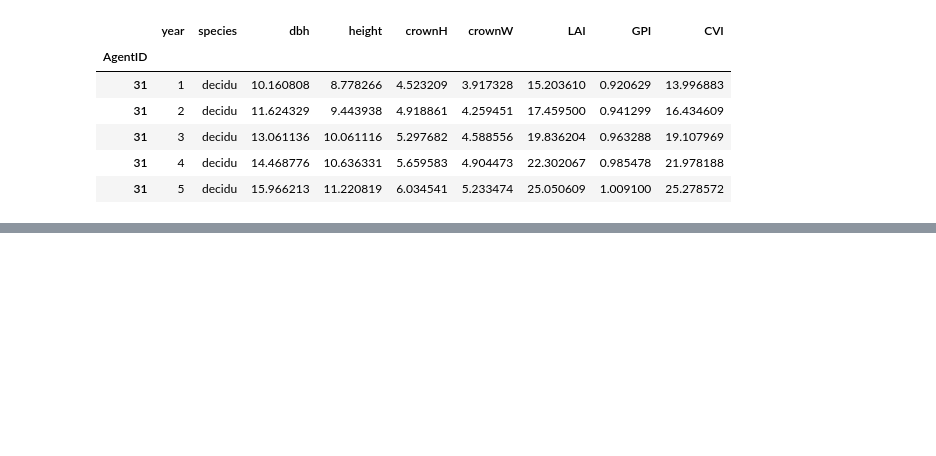
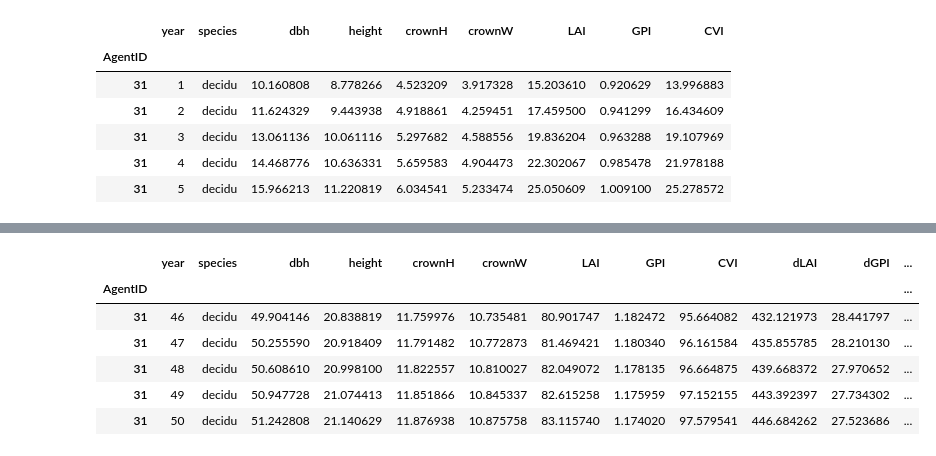
Before and after one commit to lucidmindsai/gus, a Jupyter notebook: notebooks/Cooling.ipynb, the cells around one changed output, grey strips where cells are left out. Saved outputs shown, nothing was run; the diff lists cells and outputs as text; code cells hidden in the pictures; blank space fills up the shorter version.

```diff
--- a/notebooks/Cooling.ipynb
+++ b/notebooks/Cooling.ipynb
@@ -218,0 +249,31 @@ t_31.head()
+# %%
+dT_max = 0.67
+m1 = 0.1
+m2 = 0.75
+m4 = 0.75
+m5 = 0.2
+T0 = 10
+T1 = 18
+T2 = 26
+T3 = 35
+T4 = 45
+T5 = 50
+avg_conifer_cooling_factor = 0.66
+
+def cooling_multiplier(T):
+    if T < T0: return 0
+    if T < T1: return m1 * dT_max
+    if T < T2: return m2 * dT_max
+    if T < T3: return dT_max
+    if T < T4: return m4 * dT_max
+    if T < T5: return m5 * dT_max
+    return 0
+
+def compute_cooling(canopy_change_cvi, T = 30, species = None):
+        if species == 'conifer':
+                species_factor = 0.6
+        elif  species == 'decidu':
+                species_factor = 0.9
+        else:
+                species_factor = 1
+        return species_factor * np.sqrt(canopy_change_cvi/10) * cooling_multiplier(T)
@@ -218,0 +284,12 @@ t_31.head()
+# %%
+grid_temperature = 10
+t_31['dT'] = t_31.apply(lambda row: compute_cooling(row['dCVI'],T=grid_temperature, species=row['species']), axis=1)
+t_31.tail()
+# %% [output]
+|  | year | species | dbh | height | crownH | crownW | LAI | GPI | CVI | dLAI | dGPI | ... |
+| AgentID |  |  |  |  |  |  |  |  |  |  |  | ... |
+| 31 | 46 | decidu | 49.904146 | 20.838819 | 11.759976 | 10.735481 | 80.901747 | 1.182472 | 95.664082 | 432.121973 | 28.441797 | ... |
+| 31 | 47 | decidu | 50.255590 | 20.918409 | 11.791482 | 10.772873 | 81.469421 | 1.180340 | 96.161584 | 435.855785 | 28.210130 | ... |
+| 31 | 48 | decidu | 50.608610 | 20.998100 | 11.822557 | 10.810027 | 82.049072 | 1.178135 | 96.664875 | 439.668372 | 27.970652 | ... |
+| 31 | 49 | decidu | 50.947728 | 21.074413 | 11.851866 | 10.845337 | 82.615258 | 1.175959 | 97.152155 | 443.392397 | 27.734302 | ... |
+| 31 | 50 | decidu | 51.242808 | 21.140629 | 11.876938 | 10.875758 | 83.115740 | 1.174020 | 97.579541 | 446.684262 | 27.523686 | ... |
```
Also changed, not shown: parts of 9 cells of this notebook.
